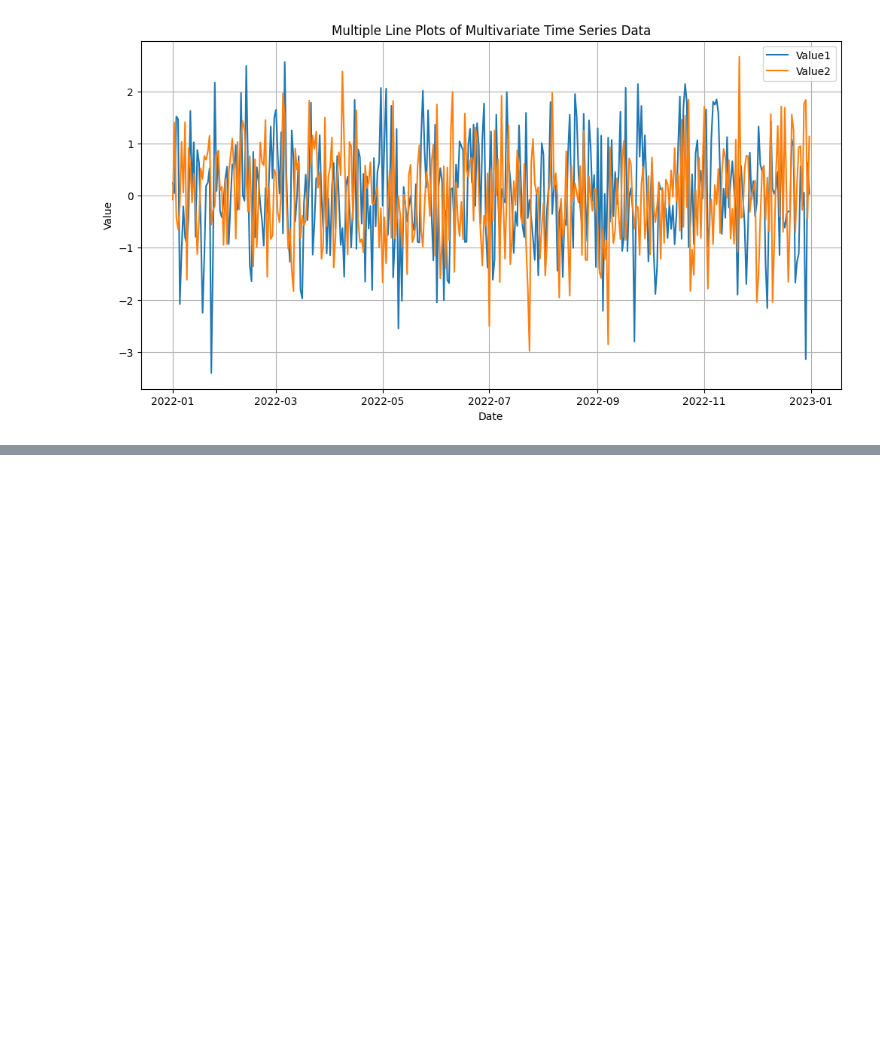
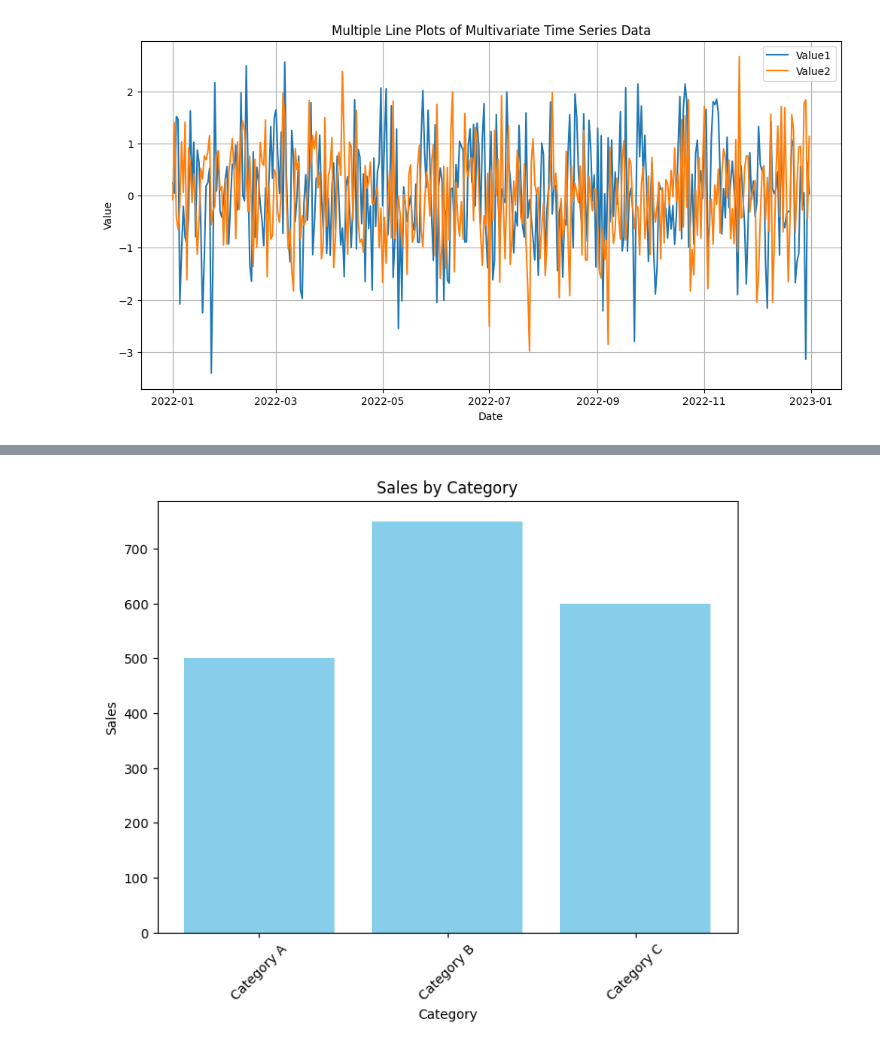
Before and after one commit to ayanbagawan/23CS520, a Jupyter notebook: 23cs520.ipynb, the cells around one changed output, grey strips where cells are left out. Cells and saved outputs as stored; diff of their text form; code cells hidden in the pictures; blank space fills up the shorter version.

```diff
--- a/23cs520.ipynb
+++ b/23cs520.ipynb
@@ -1564,0 +1648,15 @@ plt.show()
+# %%
+import matplotlib.pyplot as plt
+# Sample data
+categories = ['Category A', 'Category B', 'Category C']
+sales = [500, 750, 600]
+# Create a bar chart
+plt.figure(figsize=(8, 6))
+plt.bar(categories, sales, color='skyblue')
+plt.title('Sales by Category')
+plt.xlabel('Category')
+plt.ylabel('Sales')
+plt.xticks(rotation=45)
+plt.show()
+# %% [output]
+[figure, added]
```
Also changed, not shown: parts of 21 cells of this notebook.
